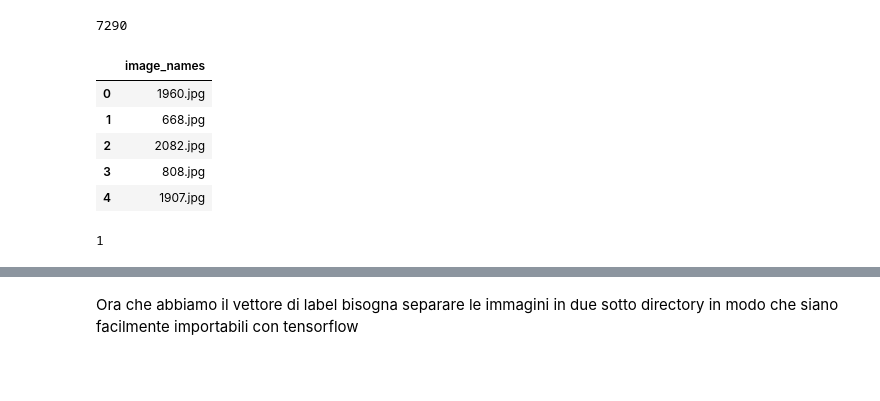
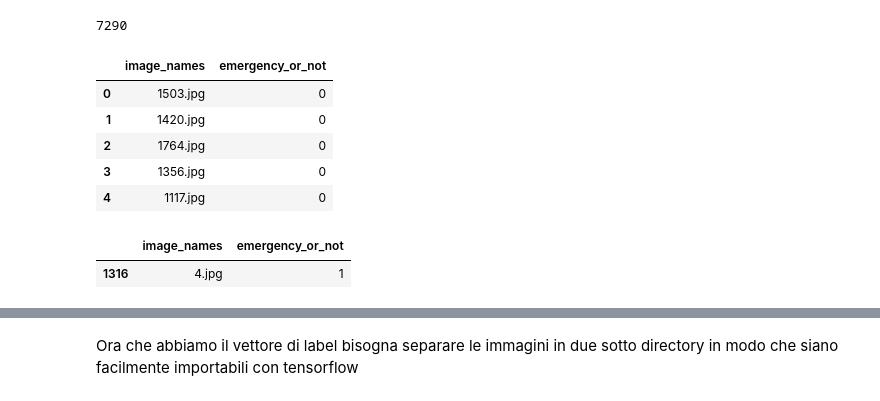
Before and after one commit to Chri1629/dsim_project, a Jupyter notebook: image/ambulanze.ipynb, the cells around one changed output, grey strips where cells are left out. Drawn from its saved outputs; the diff is of its cells as text; code cells hidden in the pictures; blank space fills up the shorter version.

```diff
--- a/image/ambulanze.ipynb
+++ b/image/ambulanze.ipynb
@@ -31,18 +31,18 @@ base_dir = "gdrive/MyDrive/ambulanze/"
 # %% [output]
 Mounted at /content/gdrive
 # %%
-trainAV = pd.read_csv(base_dir + "train.csv")
-testAV = pd.read_csv(base_dir + "test_vc2kHdQ.csv")
+trainAV = pd.read_csv("gdrive/MyDrive/train.csv")
+testAV = pd.read_csv("gdrive/MyDrive/test_vc2kHdQ.csv")
 # %%
 print(len(trainAV) + len(testAV))
 # %% [output]
 7290
 # %%
-testAV.head()
+trainAV.head()
 # %% [output]
-|  | image_names |
-| 0 | 1960.jpg |
-| 1 | 668.jpg |
-| 2 | 2082.jpg |
-| 3 | 808.jpg |
-| 4 | 1907.jpg |
+|  | image_names | emergency_or_not |
+| 0 | 1503.jpg | 0 |
+| 1 | 1420.jpg | 0 |
+| 2 | 1764.jpg | 0 |
+| 3 | 1356.jpg | 0 |
+| 4 | 1117.jpg | 0 |
@@ -61,5 +49,5 @@ def add_class():
-# %%
-y = add_class()
-len(y)
-# %% [output]
-1
+# %%
+trainAV.loc[trainAV['image_names'] == '4.jpg']
+# %% [output]
+|  | image_names | emergency_or_not |
+| 1316 | 4.jpg | 1 |
```
Also changed, not shown: parts of 4 cells of this notebook.
